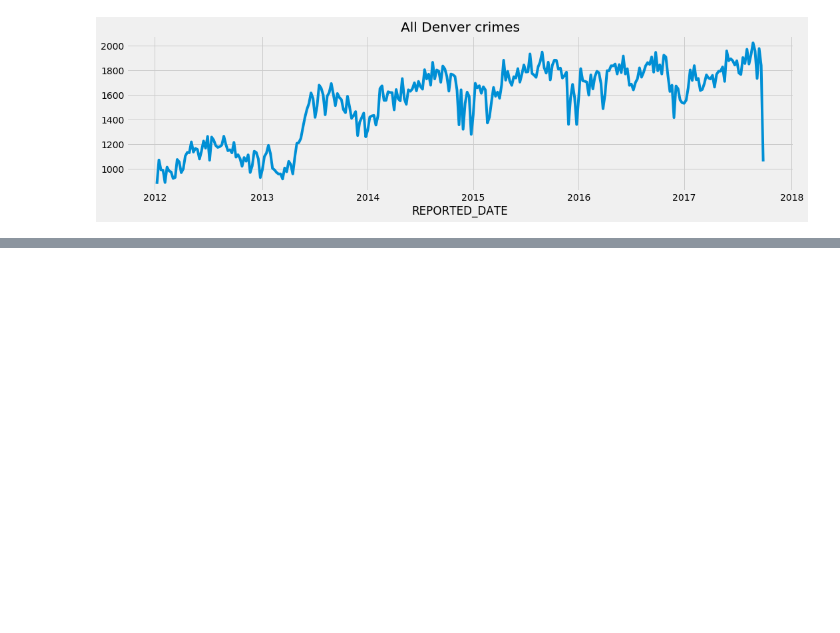
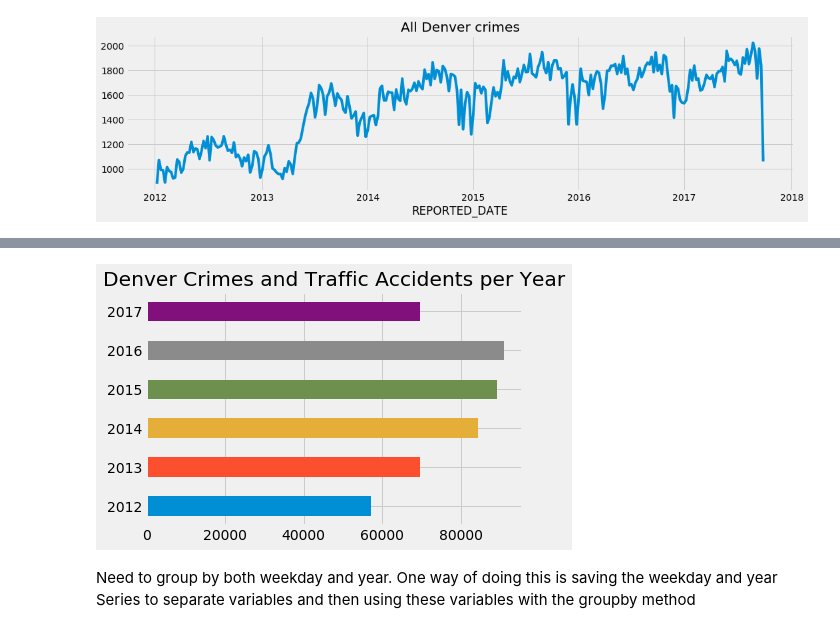
Before and after one commit to edwards158/DataScienceMachineLearning, a Jupyter notebook: DataScienceNotebooks/TimeSeriesAnalysis1.ipynb, the cells around one changed output, grey strips where cells are left out. Cells and saved outputs as stored; diff of their text form; code cells hidden in the pictures; blank space fills up the shorter version.

```diff
--- a/DataScienceNotebooks/TimeSeriesAnalysis1.ipynb
+++ b/DataScienceNotebooks/TimeSeriesAnalysis1.ipynb
@@ -366,0 +502,10 @@ weekly_crimes.plot(figsize=(16,4),title='All Denver crimes')
+# %%
+#repeat by year
+title = 'Denver Crimes and Traffic Accidents per Year'
+crime['REPORTED_DATE'].dt.year.value_counts().sort_index().plot(kind='barh',title=title);
+# %% [output]
+[figure, added]
+# %% [markdown]
+Need to group by both weekday and year. One way of doing this is saving the
+weekday and year Series to separate variables and then using these variables
+with the groupby method
```
Also changed, not shown: parts of 35 cells of this notebook.
